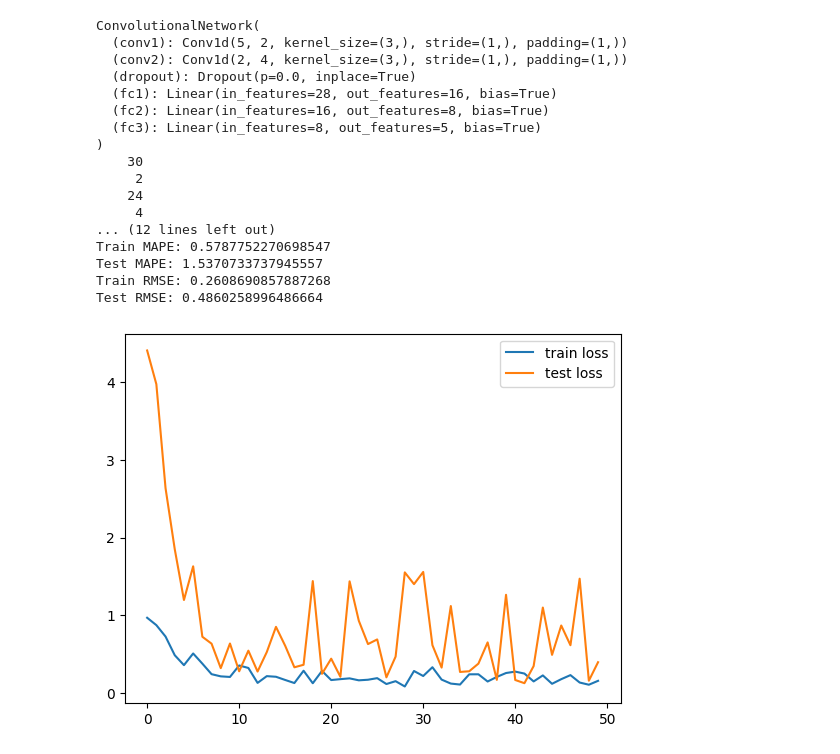
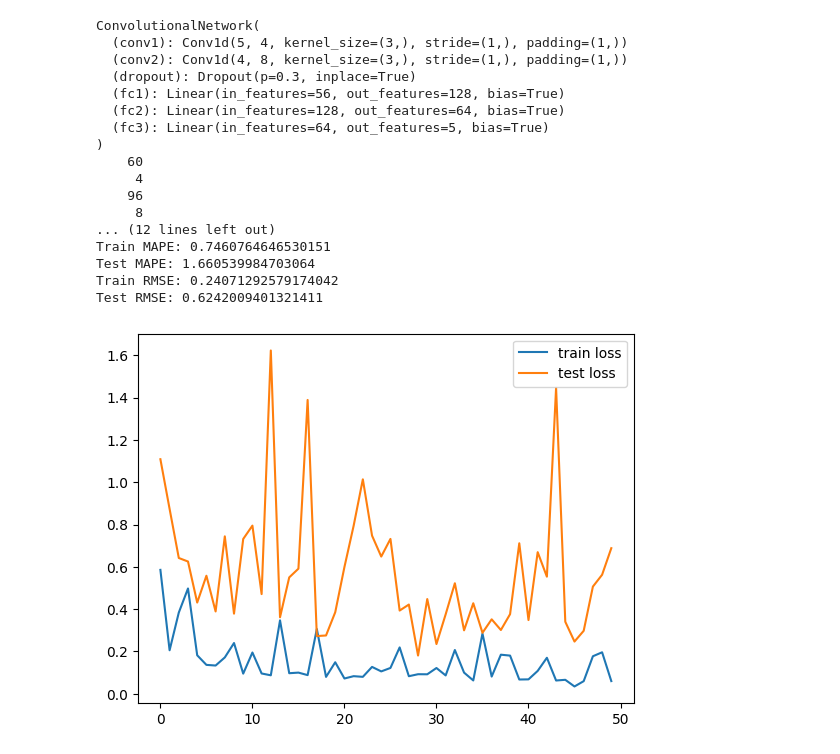
Before and after one commit to HaiAu2501/EL4TF, a Jupyter notebook: linear_models/cnn.ipynb, the cells around one changed output. Cells and saved outputs as stored; diff of their text form; code cells hidden in the pictures.

```diff
--- a/linear_models/cnn.ipynb
+++ b/linear_models/cnn.ipynb
@@ -170,32 +170,32 @@ def cnn(*, train_path, test_path, batch_size, lag, epochs, conv, line, dropout):
 # %%
 path = "../data/vn30/{}.csv"
 train_path=path.format("ACB_train")
 test_path=path.format("ACB_test")
 cnn(train_path=train_path,
     test_path=test_path,
     batch_size=64,
     lag=30,
     epochs=50,
-    conv=[2, 4],
-    line=[16, 8],
-    dropout=0.0,
+    conv=[4, 8],
+    line=[128, 64],
+    dropout=0.3,
 )
 # %% [output]
 ConvolutionalNetwork(
-  (conv1): Conv1d(5, 2, kernel_size=(3,), stride=(1,), padding=(1,))
-  (conv2): Conv1d(2, 4, kernel_size=(3,), stride=(1,), padding=(1,))
-  (dropout): Dropout(p=0.0, inplace=True)
-  (fc1): Linear(in_features=28, out_features=16, bias=True)
-  (fc2): Linear(in_features=16, out_features=8, bias=True)
-  (fc3): Linear(in_features=8, out_features=5, bias=True)
+  (conv1): Conv1d(5, 4, kernel_size=(3,), stride=(1,), padding=(1,))
+  (conv2): Conv1d(4, 8, kernel_size=(3,), stride=(1,), padding=(1,))
+  (dropout): Dropout(p=0.3, inplace=True)
+  (fc1): Linear(in_features=56, out_features=128, bias=True)
+  (fc2): Linear(in_features=128, out_features=64, bias=True)
+  (fc3): Linear(in_features=64, out_features=5, bias=True)
 )
-    30
-     2
-    24
+    60
      4
+    96
+     8
 ... (12 lines left out)
-Train MAPE: 0.5787752270698547
-Test MAPE: 1.5370733737945557
-Train RMSE: 0.2608690857887268
-Test RMSE: 0.4860258996486664
+Train MAPE: 0.7460764646530151
+Test MAPE: 1.660539984703064
+Train RMSE: 0.24071292579174042
+Test RMSE: 0.6242009401321411
-[figure, old version]
+[figure, new version]
```
Also changed, not shown: 4 other files.
